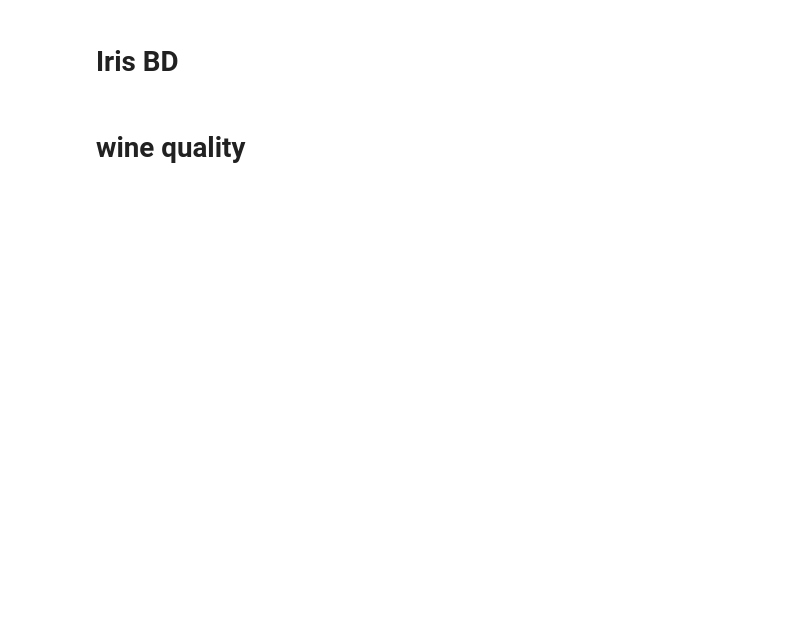
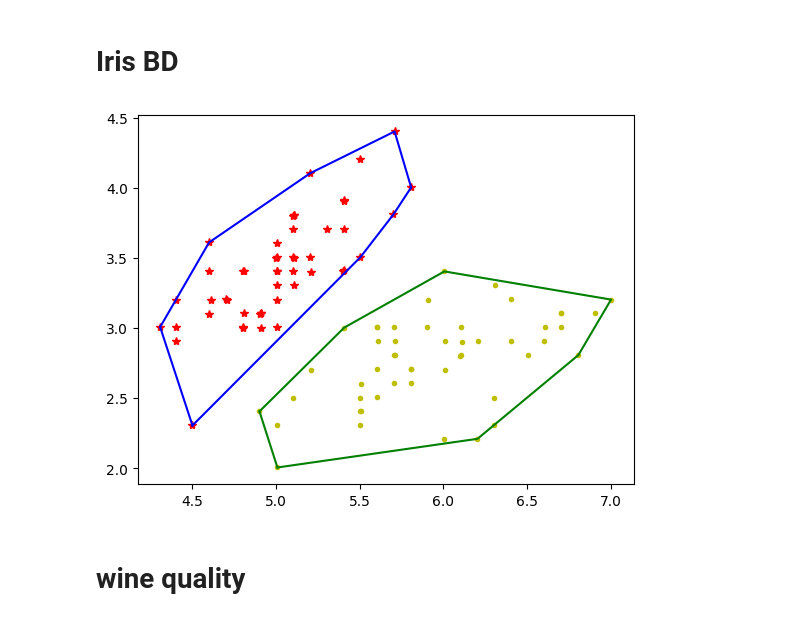
Before and after one commit to Gcastelo01/TP1_Alg2, a Jupyter notebook: TP1_Classificador.ipynb, the cells around one changed output. Saved outputs shown, nothing was run; the diff lists cells and outputs as text; code cells hidden in the pictures; blank space fills up the shorter version.

Commit message:
dataset split in training and test

```diff
--- a/TP1_Classificador.ipynb
+++ b/TP1_Classificador.ipynb
@@ -473,2 +520,14 @@ def testTo(n:int):
+# %%
+from random import shuffle
+from sklearn.model_selection import train_test_split
+
+
+def test_train(df, label, atributeA, atributeB, column1, column2):
+    df = df[df[label] == atributeA or df[label] == atributeB]
+
+    y = df[label]
+    X = df.drop(label, axis=1)
+
+    return train_test_split(X, y, random_state=25, train_size=0.7, shuffle=True)
 # %% [markdown]
 # Banana BD
@@ -507,17 +549,19 @@ plotClass(bType, ax, dotType='y.', envType='g-')
 # %%
 import pandas as pd
 
 iris = pd.read_csv('./data/iris.csv', delimiter=',')
 
+X_train, X_test, y_train, y_test = test_train(iris, 'Class', 'Iris-setosa', 'Iris-versicolor')
+
 aType = iris[iris['Class'] == 'Iris-setosa']
 bType = iris[iris['Class'] == 'Iris-versicolor']
-cType = iris[iris['Class'] == 'Iris-virginica']
 
 fig, ax = plt.subplots()
 
 plotClass(aType, ax)
 plotClass(bType, ax, dotType='y.', envType='g-')
-plotClass(cType, ax, dotType='b^', envType='r-')
+# %% [output]
+[figure, added]
 # %% [markdown]
 # wine quality
 # %%
```
Also changed, not shown: parts of 6 cells of this notebook.
